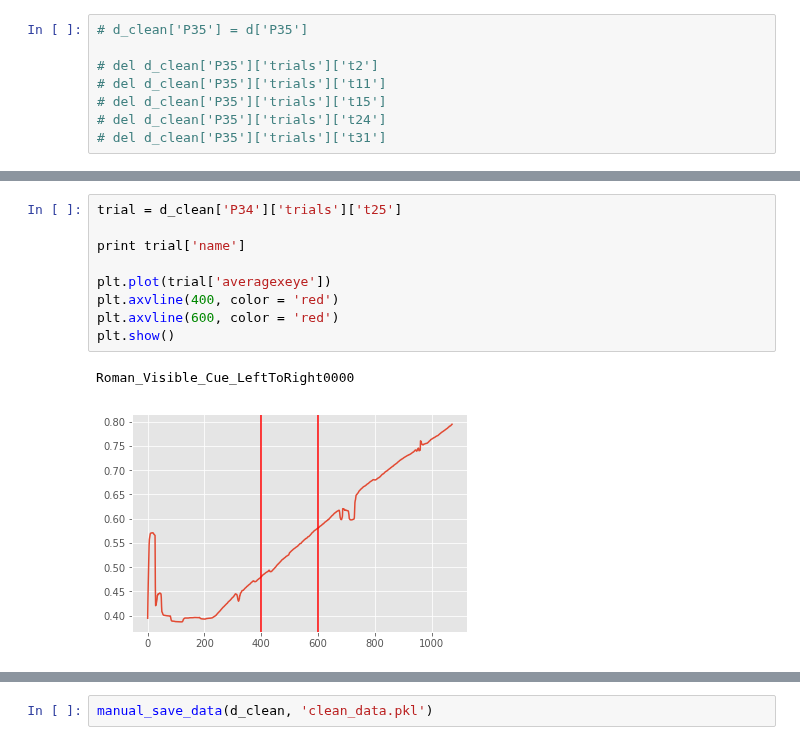
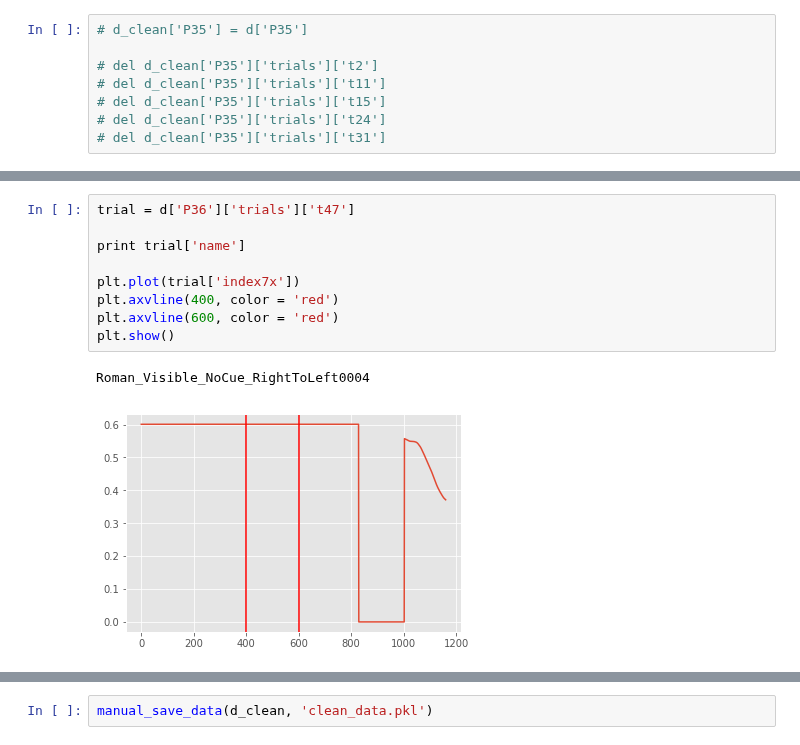
Before and after one commit to Roman-Belenya/perception_and_action, a Jupyter notebook: processing.ipynb, the cells around one changed output, grey strips where cells are left out. Drawn from its saved outputs; the diff is of its cells as text.

```diff
--- a/processing.ipynb
+++ b/processing.ipynb
@@ -345,12 +359,12 @@ This participant got tired at the end of session. Stopped the third block half-w
 # %%
-trial = d_clean['P34']['trials']['t25']
+trial = d['P36']['trials']['t47']
 
 print trial['name']
 
-plt.plot(trial['averagexeye'])
+plt.plot(trial['index7x'])
 plt.axvline(400, color = 'red')
 plt.axvline(600, color = 'red')
 plt.show()
 # %% [output]
-Roman_Visible_Cue_LeftToRight0000
+Roman_Visible_NoCue_RightToLeft0004
-[figure, old version]
+[figure, new version]
```
Also changed, not shown: parts of 3 cells of this notebook, 1 other file.
